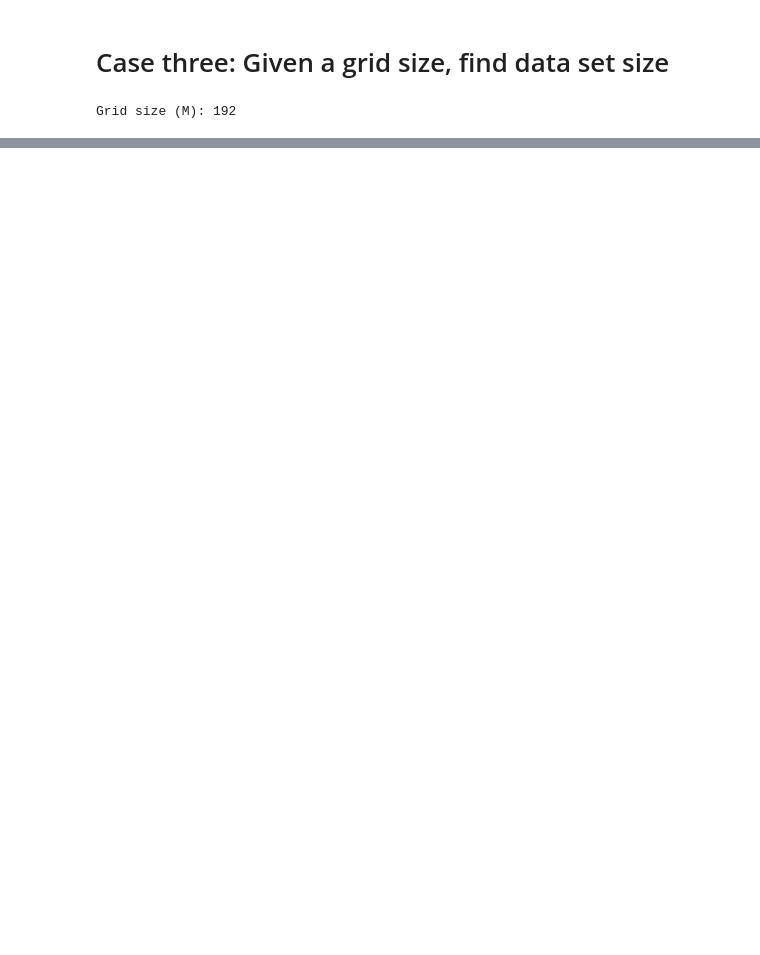
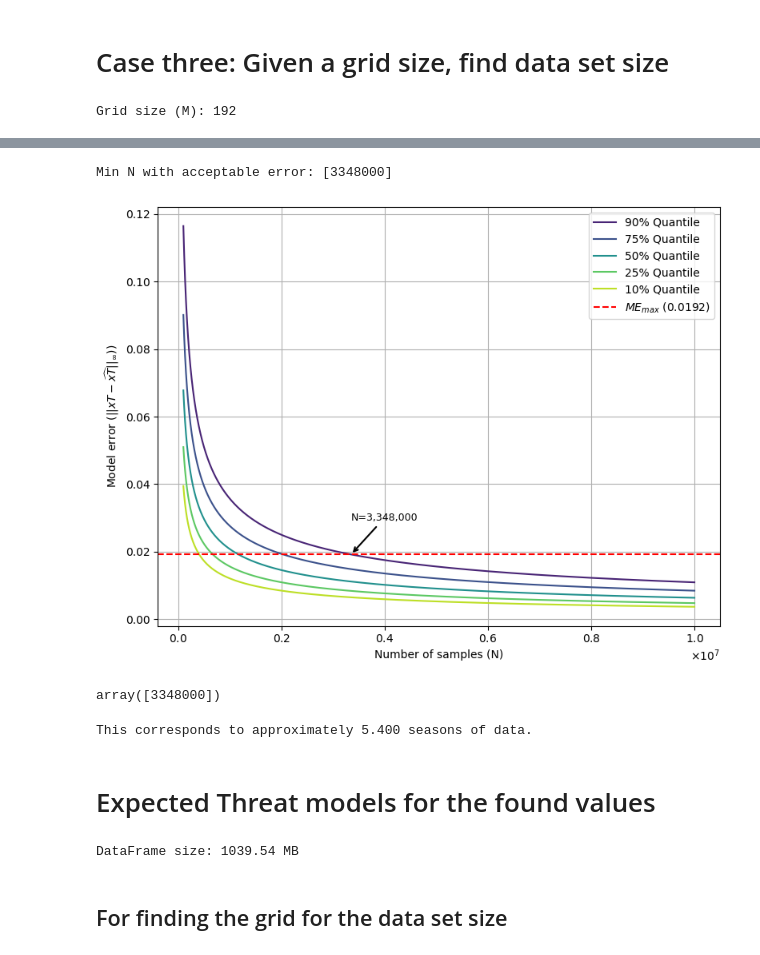
Before and after one commit to kvanarem42/xthreat-error-quantification-agentic, a Jupyter notebook: 4-investigate-results/rules_of_thumb_paper.ipynb, the cells around one changed output, grey strips where cells are left out. Drawn from its saved outputs; the diff is of its cells as text; code cells hidden in the pictures; blank space fills up the shorter version.

```diff
--- a/4-investigate-results/rules_of_thumb_paper.ipynb
+++ b/4-investigate-results/rules_of_thumb_paper.ipynb
@@ -426,6 +430,7 @@ n_y = 12 # 18
 M = n_x * n_y
 print(f"Grid size (M): {M}")
 
-Ns = np.linspace(100_000, 100_000_000, 100)
+Ns = np.linspace(100_000, 10_000_000, 9000, endpoint=False)
+Ns = np.arange(100_000, 10_000_000, 1_000)
 # %% [output]
 Grid size (M): 192
@@ -471,0 +437,51 @@ Min N with acceptable error: [4136363.63636364]
+# %%
+plt.figure(figsize=(8, 6))
+
+# Define the quantiles
+quantiles = [0.1, 0.25, 0.5, 0.75, 0.9]
+if not desired_certainty in quantiles:
+    quantiles.append(desired_certainty)
+quantiles.sort(reverse=True)
+
+# Plot the quantiles
+for q in quantiles:
+    qs = lognorm.ppf(q, s=std_residuals, scale=np.exp(c + alpha*np.log(M) - beta*np.log(np.sqrt(Ns))))
+    plt.plot(Ns, qs, label=f'{int(q*100)}% Quantile', color=cm.viridis_r(q))
+
+qs = lognorm.ppf(desired_certainty, s=std_residuals, scale=np.exp(c + alpha*np.log(M) - beta*np.log(np.sqrt(Ns))))
+
+# Get the index of the largest M below max_max_error
+index = np.argwhere(qs < max_acceptable_error)[:-1][0]
+# Get the corresponding M, nx, and ny values
+N = Ns[index]
+print(f"Min N with acceptable error: {N}")
+
+# Annotate the largest N below max_max_error
+plt.annotate(f'N={int(N):,}', xy=(N, qs[index]), xytext=(N, qs[index]+0.01),
+             arrowprops=dict(arrowstyle='->', lw=1.5), fontsize=9, color='black')
+
+# Add horizontal line at max_max_error
+plt.axhline(y=max_acceptable_error, color='red', linestyle='--', label=rf'$ME_{{max}}$ ({max_acceptable_error:.4f})')
+plt.xlabel('Number of samples (N)')
+plt.ticklabel_format(style='sci', axis='x', scilimits=(0,0), useMathText=True)
+plt.ylabel('Model error ($||xT-\widehat{xT}||_{\infty})$)')
+# plt.title('Quantiles of xT_error_inf_norm vs M')
+plt.legend()
+plt.grid(True)
+plt.tight_layout()
+# plt.xscale('log')
+# plt.xticks(Ms, rotation=90)
+plt.show()
+# %% [output]
+Min N with acceptable error: [3348000]
+[figure, added]
+# %%
+N
+# %% [output]
+array([3348000])
+# %%
+print(f"This corresponds to approximately {N[0]/620_000:.3f} seasons of data.")
+# %% [output]
+This corresponds to approximately 5.400 seasons of data.
+# %% [markdown]
+# Expected Threat models for the found values
@@ -471,0 +494,14 @@ Min N with acceptable error: [4136363.63636364]
+# %%
+data_path = '../1-data-preparation/data-storage/xThreat_data_v4.parquet'
+df_events = pd.read_parquet(data_path, engine='fastparquet')
+df_events['shot'] = ~df_events['shot_outcome'].isna()
+df_events['goal'] = df_events['shot_outcome'] == 'Goal'
+df_events.drop(columns=['id', 'shot_outcome', 'possession'], inplace=True)
+df_size_bytes = df_events.memory_usage(deep=True).sum()
+df_size_mb = df_size_bytes / (1024 ** 2)  # Convert to MB
+
+print(f"DataFrame size: {df_size_mb:.2f} MB")
+# %% [output]
+DataFrame size: 1039.54 MB
+# %% [markdown]
+## For finding the grid for the data set size
```
Also changed, not shown: parts of 11 cells of this notebook, 3 other files.
